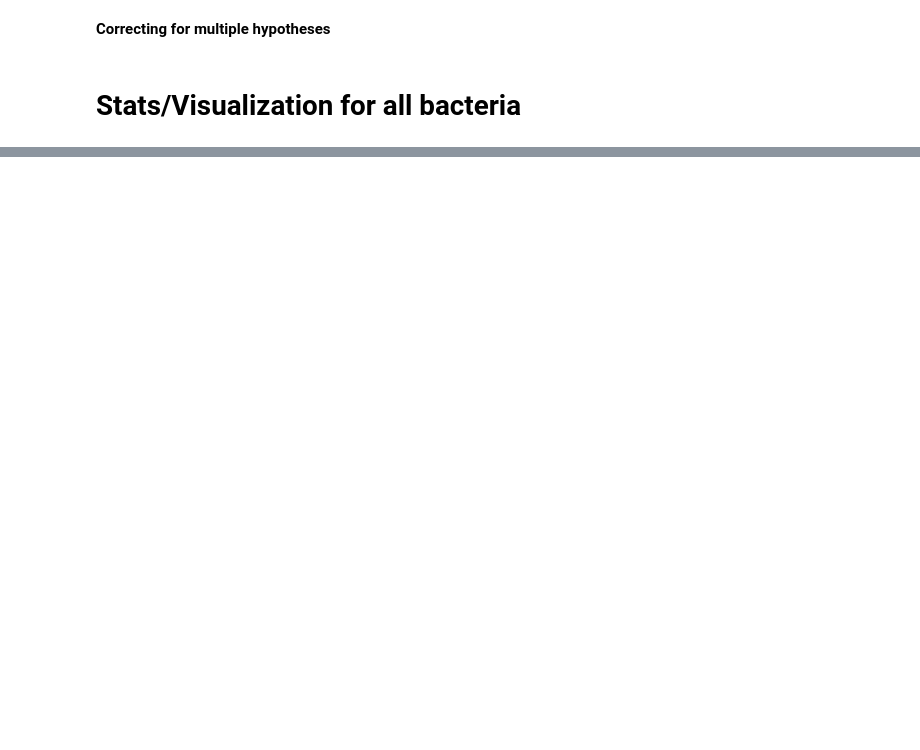
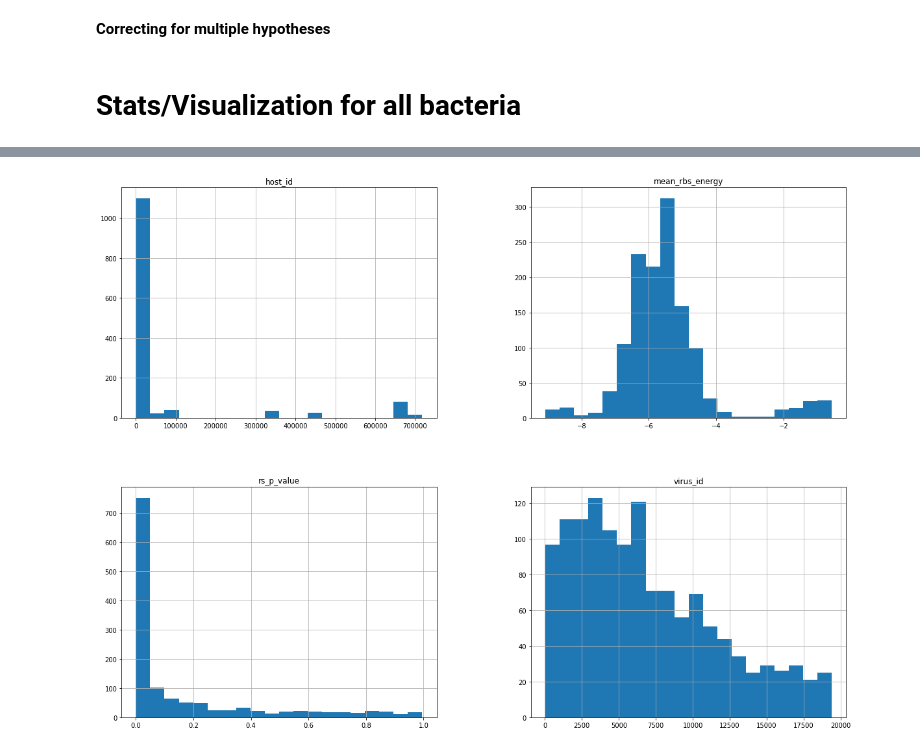
Before and after one commit to dcweaver/phage-translation, a Jupyter notebook: Code/initial_analysis.ipynb, the cells around one changed output, grey strips where cells are left out. Drawn from its saved outputs; the diff is of its cells as text; code cells hidden in the pictures; blank space fills up the shorter version.

```diff
--- a/Code/initial_analysis.ipynb
+++ b/Code/initial_analysis.ipynb
@@ -182,0 +233,5 @@ all_hosts
+# %%
+all_viruses.hist(bins = 20, figsize= (20,15))
+plt.show()
+# %% [output]
+[figure, added]
```
Also changed, not shown: parts of 8 cells of this notebook.
